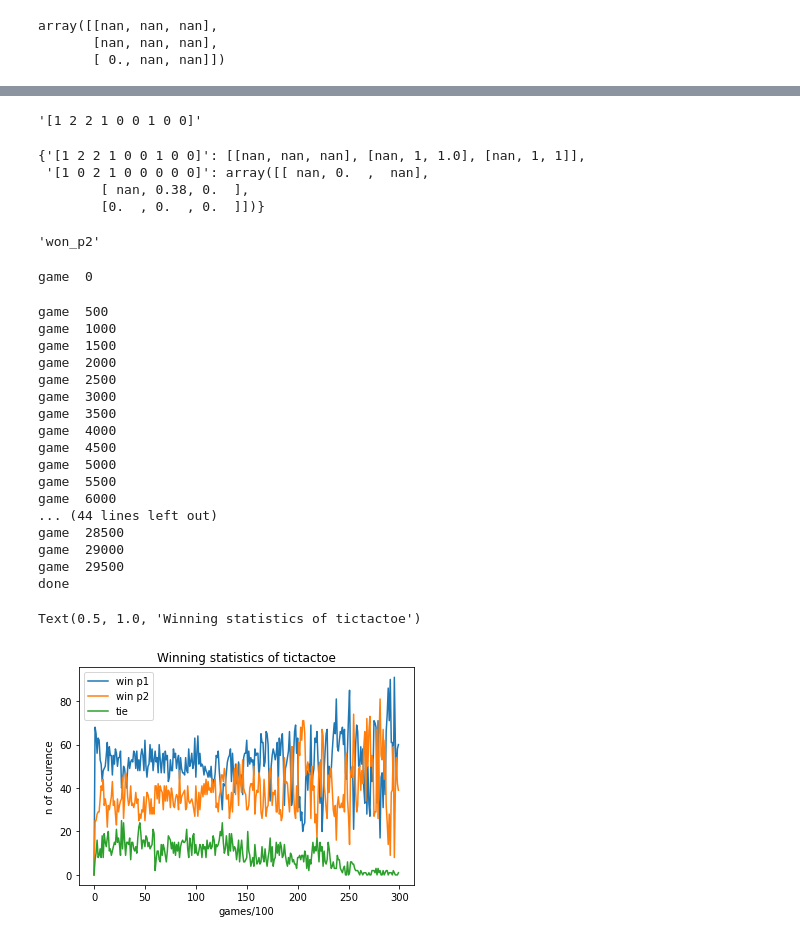
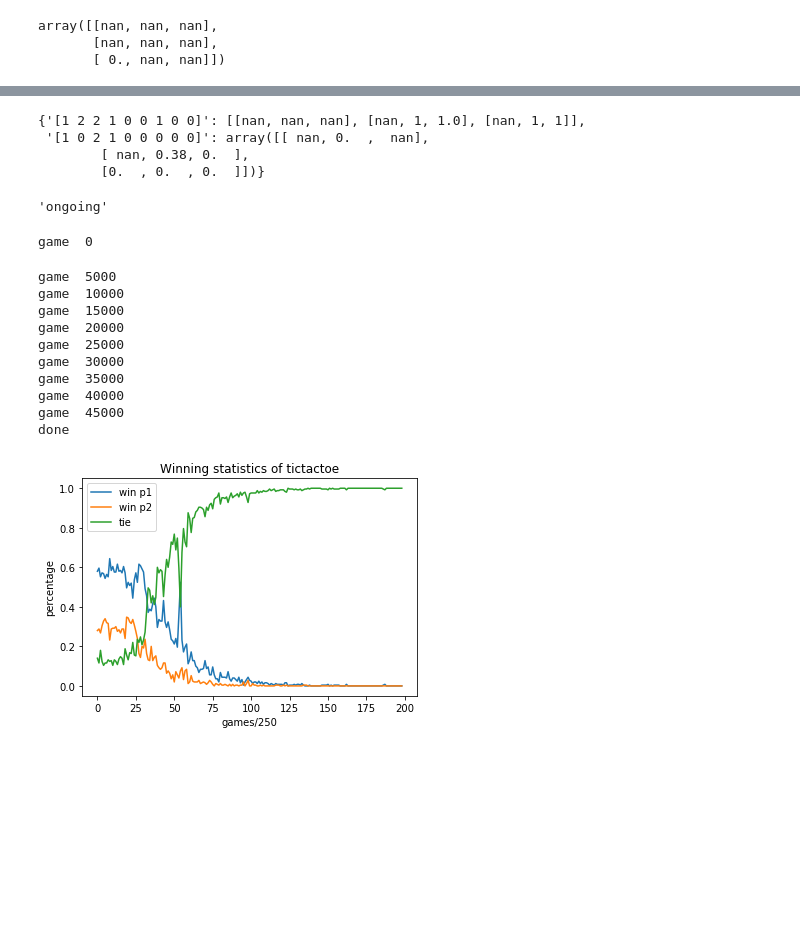
Before and after one commit to KilianFt/ann_exercises, a Jupyter notebook: ann_qlearning/tictactoe_qlearning.ipynb, the cells around one changed output, grey strips where cells are left out. Cells and saved outputs as stored; diff of their text form; code cells hidden in the pictures; blank space fills up the shorter version.

```diff
--- a/ann_qlearning/tictactoe_qlearning.ipynb
+++ b/ann_qlearning/tictactoe_qlearning.ipynb
@@ -93,20 +92,19 @@ array([[1, 2, 2],
 def update_q_table(q_table, action_idx, current_board, next_board, reward):
 
     board_string = get_board_string(current_board)
-    q_table[board_string] = get_q_values(q_table, current_board)
+    curr_q_values = get_q_values(q_table, current_board)
+
     next_q_values = get_q_values(q_table, next_board)
 
     max_q_values = np.nanmax(next_q_values)
     if np.isnan(max_q_values):
         max_q_values = 0
 
-    q_table[board_string][action_idx] += alpha*(reward + gamma * max_q_values - q_table[board_string][action_idx])
+    curr_q_values[action_idx] += alpha*(reward + gamma * max_q_values - curr_q_values[action_idx])
+
+    q_table[board_string] = curr_q_values
 
     return q_table
-# %%
-get_board_string(next_board)
-# %% [output]
-'[1 2 2 1 0 0 1 0 0]'
 # %%
 test_q_table = {'[1 2 2 1 0 0 1 0 0]': [[np.nan,  np.nan, np.nan],
         [np.nan, 1,  1.],
@@ -146,10 +144,11 @@ def game_status(state):
 
     return KEY_ONGOING
 # %%
-test_state_3 = np.array([[1,2,2],[1,2,2],[0,2,1]])
-game_status(test_state_3)
+test_state_3 = np.array([[1,2,1],[1,1,2],[2,1,2]])
+test_state_4 = np.array([[2., 0., 0.], [0., 1., 0.,], [0., 1., 2.]])
+game_status(test_state_4)
 # %% [output]
-'won_p2'
+'ongoing'
 # %%
 q_table1 = {}
 q_table2 = {}
@@ -157,10 +156,7 @@ q_table2 = {}
 results = []
 
 epsilon = init_epsilon
-# e_decay = epsilon/n_games
-e_decay = 0
 
-res_log_interval = 100
 res_p1 = []
 res_p2 = []
 res_tie = []
@@ -173,7 +169,7 @@ no_reward = 0
 
 for i in range(n_games):
 
-    if i % 100 == 0:
+    if i % 250 == 0 and i != 0:
         res_p1.append(rp1)
         res_p2.append(rp2)
         res_tie.append(rtie)
@@ -181,13 +177,12 @@ for i in range(n_games):
         rp2 = 0
         rtie = 0
 
-    if i % 500 == 0:
+    if i % 5000 == 0:
         print('game ', i)
 
-    if epsilon > 0:
-        epsilon -= e_decay
-    else:
-        epsilon = 0
+    if i > start_decay:
+        if i % 50 == 0:
+            epsilon *= e_decay
 
     # init board
     result = None
@@ -239,8 +234,8 @@ for i in range(n_games):
         q_table2 = update_q_table(q_table2, action2, last_board2, board, lose_reward)
         rp1 += 1
     elif _status == KEY_WON_P2:
-        q_table1 = update_q_table(q_table1, action1, last_board1, board, win_reward)
-        q_table2 = update_q_table(q_table2, action2, last_board2, board, lose_reward)
+        q_table1 = update_q_table(q_table1, action1, last_board1, board, lose_reward)
+        q_table2 = update_q_table(q_table2, action2, last_board2, board, win_reward)
         rp2 += 1
     elif _status == KEY_TIE:
         q_table1 = update_q_table(q_table1, action1, last_board1, board, tie_reward)
@@ -254,33 +249,31 @@ for i in range(n_games):
 print('done')
 # %% [output]
 game  0
-game  500
-game  1000
-game  1500
-game  2000
-game  2500
-game  3000
-game  3500
-game  4000
-game  4500
 game  5000
-game  5500
-game  6000
-... (44 lines left out)
-game  28500
-game  29000
-game  29500
+game  10000
+game  15000
+game  20000
+game  25000
+game  30000
+game  35000
+game  40000
+game  45000
 done
 # %%
 from matplotlib import pyplot as plt
 
-plt.plot(range(len(res_p1)), res_p1, label='win p1')
-plt.plot(range(len(res_p2)), res_p2, label='win p2')
-plt.plot(range(len(res_tie)), res_tie, label='tie')
+intvl = 250
+pres_p1 = [x / intvl for x in res_p1]
+pres_p2 = [x / intvl for x in res_p2]
+pres_tie = [x / intvl for x in res_tie]
+
+plt.plot(range(len(pres_p1)), pres_p1, label='win p1')
+plt.plot(range(len(pres_p2)), pres_p2, label='win p2')
+plt.plot(range(len(pres_tie)), pres_tie, label='tie')
 plt.legend(loc="upper left")
-plt.xlabel("games/100")
-plt.ylabel("n of occurence")
+plt.xlabel("games/250")
+plt.ylabel("percentage")
 plt.title("Winning statistics of tictactoe")
+plt.savefig('ql_plot.png', format='png', dpi=1200)
 # %% [output]
-Text(0.5, 1.0, 'Winning statistics of tictactoe')
-[figure, old version]
+[figure, new version]
```
Also changed, not shown: parts of 13 cells of this notebook, 5 other files.
